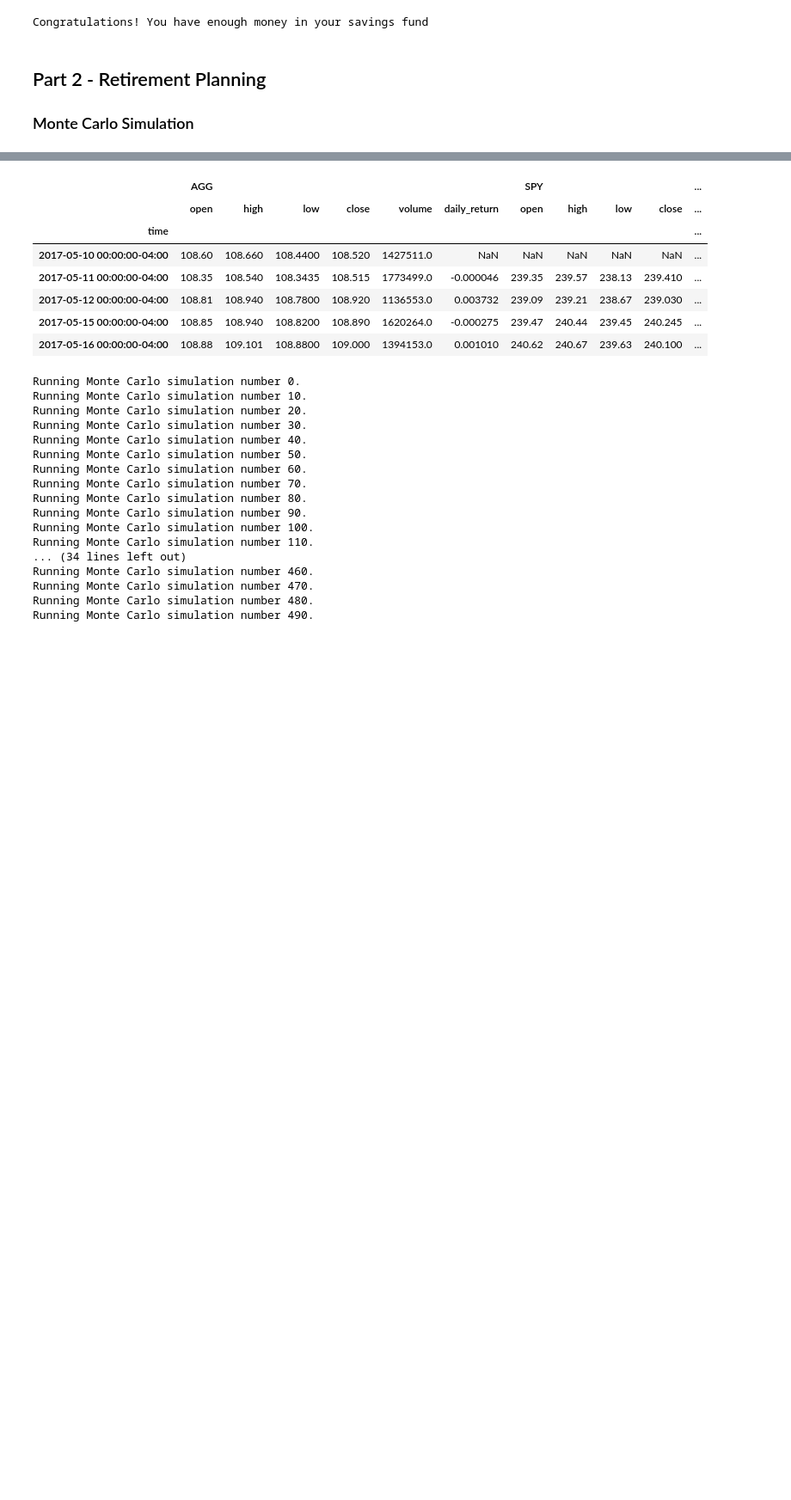
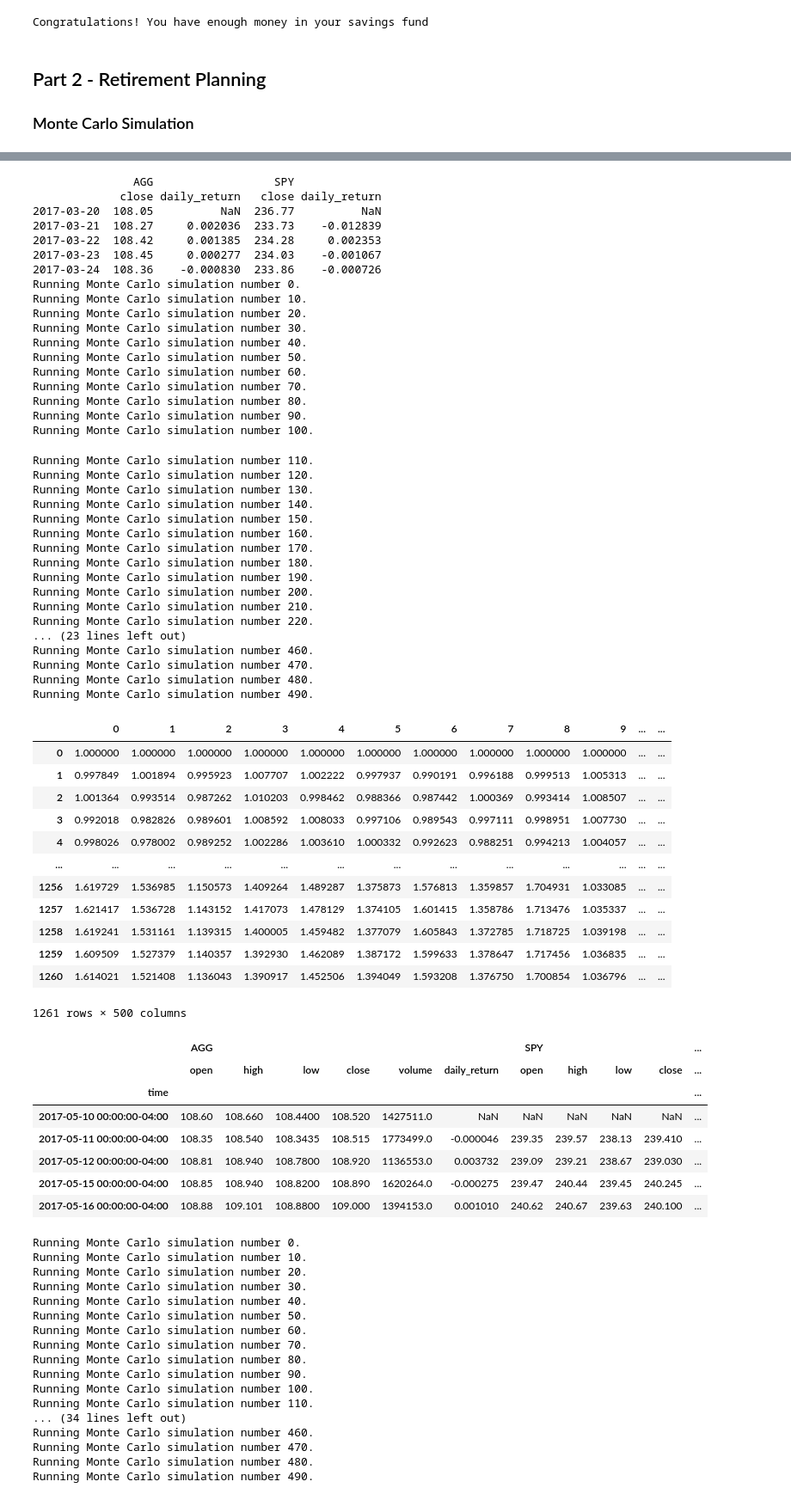
Before and after one commit to nomadic-me/Financial-Planner, a Jupyter notebook: financial-planner.ipynb, the cells around one changed output, grey strips where cells are left out. Shown: that part at 86% size. Drawn from its saved outputs; the diff is of its cells as text; code cells hidden in the pictures; blank space fills up the shorter version.

```diff
--- a/financial-planner.ipynb
+++ b/financial-planner.ipynb
@@ -202,3 +264,62 @@ df_stock_data.head()
+# %%
+# Configuring a Monte Carlo simulation to forecast five years cumulative returns
+MC_fiveyear = MCSimulation(
+    portfolio_data = pivottable,
+    weights = [.60,.40],
+    num_simulation = 500,
+    num_trading_days = 252*5
+)
+print(MC_fiveyear.portfolio_data.head())
+MC_fiveyear.calc_cumulative_return()
+# %% [output]
+               AGG                  SPY
+             close daily_return   close daily_return
+2017-03-20  108.05          NaN  236.77          NaN
+2017-03-21  108.27     0.002036  233.73    -0.012839
+2017-03-22  108.42     0.001385  234.28     0.002353
+2017-03-23  108.45     0.000277  234.03    -0.001067
+2017-03-24  108.36    -0.000830  233.86    -0.000726
+Running Monte Carlo simulation number 0.
+Running Monte Carlo simulation number 10.
+Running Monte Carlo simulation number 20.
+Running Monte Carlo simulation number 30.
+Running Monte Carlo simulation number 40.
+Running Monte Carlo simulation number 50.
+Running Monte Carlo simulation number 60.
+Running Monte Carlo simulation number 70.
+Running Monte Carlo simulation number 80.
+Running Monte Carlo simulation number 90.
+Running Monte Carlo simulation number 100.
+Running Monte Carlo simulation number 110.
+Running Monte Carlo simulation number 120.
+Running Monte Carlo simulation number 130.
+Running Monte Carlo simulation number 140.
+Running Monte Carlo simulation number 150.
+Running Monte Carlo simulation number 160.
+Running Monte Carlo simulation number 170.
+Running Monte Carlo simulation number 180.
+Running Monte Carlo simulation number 190.
+Running Monte Carlo simulation number 200.
+Running Monte Carlo simulation number 210.
+Running Monte Carlo simulation number 220.
+... (23 lines left out)
+Running Monte Carlo simulation number 460.
+Running Monte Carlo simulation number 470.
+Running Monte Carlo simulation number 480.
+Running Monte Carlo simulation number 490.
+|  | 0 | 1 | 2 | 3 | 4 | 5 | 6 | 7 | 8 | 9 | ... | ... |
+| 0 | 1.000000 | 1.000000 | 1.000000 | 1.000000 | 1.000000 | 1.000000 | 1.000000 | 1.000000 | 1.000000 | 1.000000 | ... | ... |
+| 1 | 0.997849 | 1.001894 | 0.995923 | 1.007707 | 1.002222 | 0.997937 | 0.990191 | 0.996188 | 0.999513 | 1.005313 | ... | ... |
+| 2 | 1.001364 | 0.993514 | 0.987262 | 1.010203 | 0.998462 | 0.988366 | 0.987442 | 1.000369 | 0.993414 | 1.008507 | ... | ... |
+| 3 | 0.992018 | 0.982826 | 0.989601 | 1.008592 | 1.008033 | 0.997106 | 0.989543 | 0.997111 | 0.998951 | 1.007730 | ... | ... |
+| 4 | 0.998026 | 0.978002 | 0.989252 | 1.002286 | 1.003610 | 1.000332 | 0.992623 | 0.988251 | 0.994213 | 1.004057 | ... | ... |
+| ... | ... | ... | ... | ... | ... | ... | ... | ... | ... | ... | ... | ... |
+| 1256 | 1.619729 | 1.536985 | 1.150573 | 1.409264 | 1.489287 | 1.375873 | 1.576813 | 1.359857 | 1.704931 | 1.033085 | ... | ... |
+| 1257 | 1.621417 | 1.536728 | 1.143152 | 1.417073 | 1.478129 | 1.374105 | 1.601415 | 1.358786 | 1.713476 | 1.035337 | ... | ... |
+| 1258 | 1.619241 | 1.531161 | 1.139315 | 1.400005 | 1.459482 | 1.377079 | 1.605843 | 1.372785 | 1.718725 | 1.039198 | ... | ... |
+| 1259 | 1.609509 | 1.527379 | 1.140357 | 1.392930 | 1.462089 | 1.387172 | 1.599633 | 1.378647 | 1.717456 | 1.036835 | ... | ... |
+| 1260 | 1.614021 | 1.521408 | 1.136043 | 1.390917 | 1.452506 | 1.394049 | 1.593208 | 1.376750 | 1.700854 | 1.036796 | ... | ... |
+1261 rows × 500 columns
 # %%
 # Configuring a Monte Carlo simulation to forecast 30 years cumulative returns
 # YOUR CODE HERE!
```
Also changed, not shown: parts of 12 cells of this notebook.
